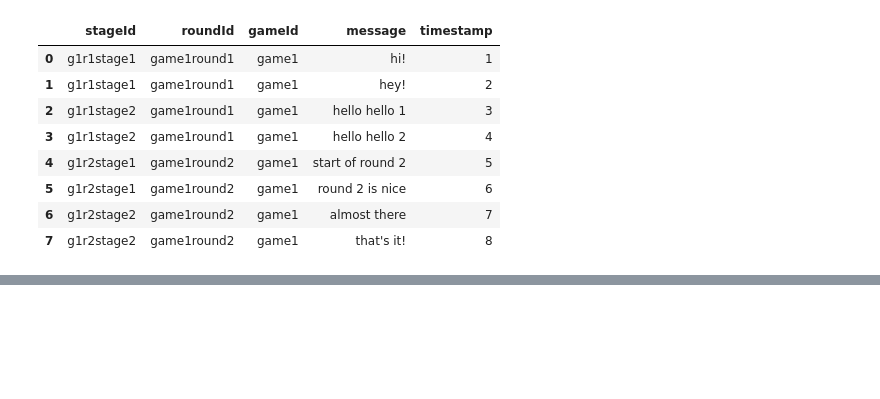
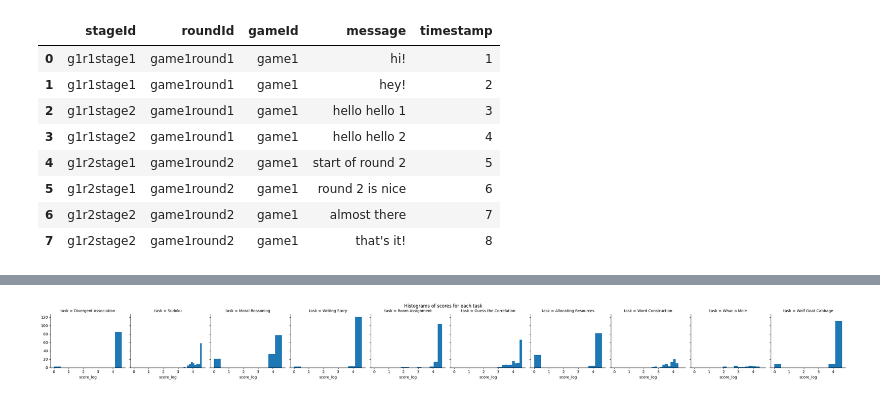
Before and after one commit to Watts-Lab/team_comm_tools, a Jupyter notebook: feature_engine/data/cleaning_scripts/multi_task_data_cleaning.ipynb, the cells around one changed output, grey strips where cells are left out. Drawn from its saved outputs; the diff is of its cells as text; code cells hidden in the pictures; blank space fills up the shorter version.

```diff
--- a/feature_engine/data/cleaning_scripts/multi_task_data_cleaning.ipynb
+++ b/feature_engine/data/cleaning_scripts/multi_task_data_cleaning.ipynb
@@ -453,0 +557,12 @@ Name: count, dtype: int64
+# %%
+# Log Normalization
+tasks_and_scores["score_log"] = tasks_and_scores["score"].apply(lambda x: np.log(x + 1))
+
+# Plot histograms as facets
+g = sns.FacetGrid(tasks_and_scores, col="task")
+g.map(plt.hist, "score_log")
+g.fig.suptitle("Histograms of scores for each task")
+g.fig.subplots_adjust(top=0.85)
+plt.show()
+# %% [output]
+[figure, added]
```
Also changed, not shown: parts of 24 cells of this notebook, 5 other files.
